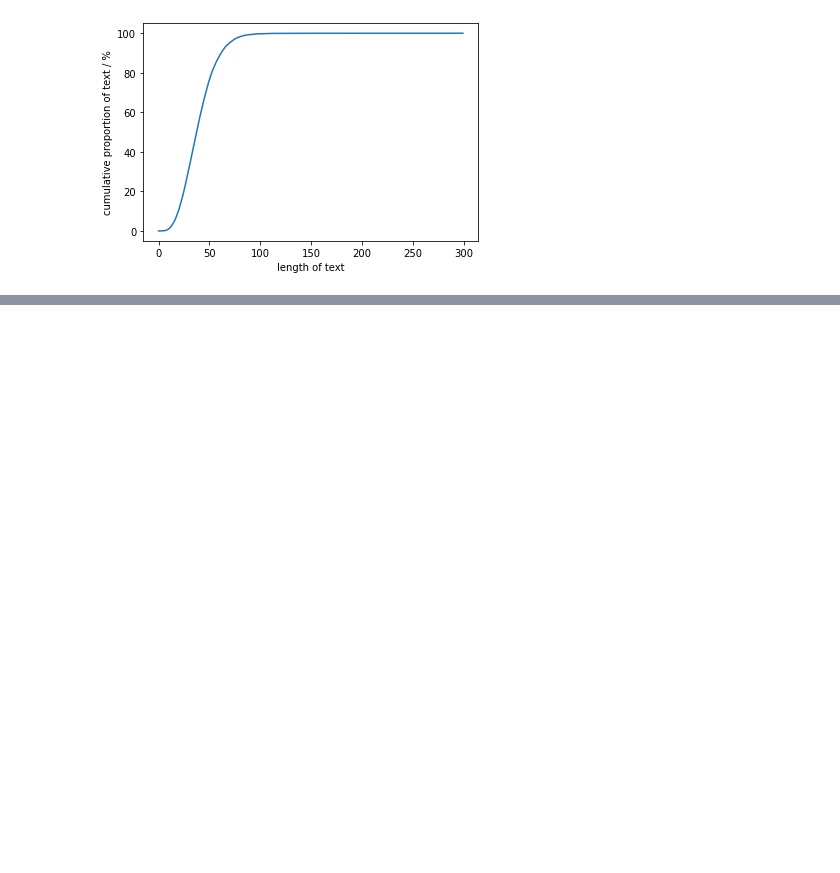
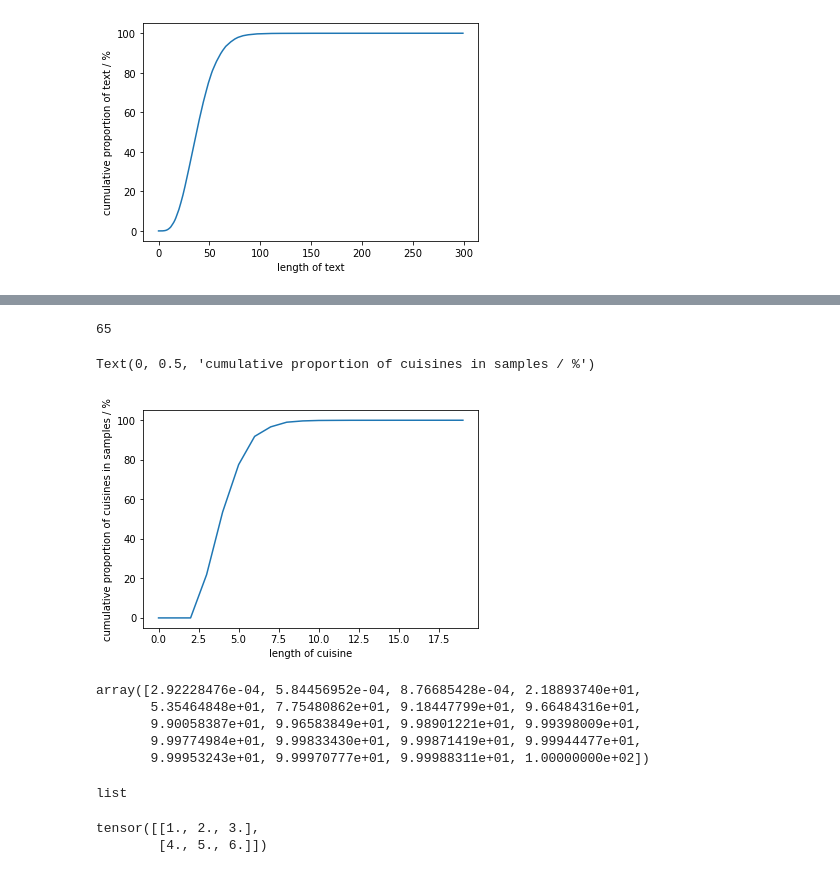
Before and after one commit to zhangjf-nlp/CuisineClassification, a Jupyter notebook: data/data_analysis.ipynb, the cells around one changed output, grey strips where cells are left out. Drawn from its saved outputs; the diff is of its cells as text; code cells hidden in the pictures; blank space fills up the shorter version.

```diff
--- a/data/data_analysis.ipynb
+++ b/data/data_analysis.ipynb
@@ -77,0 +190,36 @@ Text(0, 0.5, 'cumulative proportion of text / %')
+# %%
+max(num_ingredients_list)
+# %% [output]
+65
+# %%
+len_all_ingredients_list = [len(tokenizer.encode(ingredient)) for ingredients in all_ingredients_list for ingredient in ingredients]
+# %%
+import matplotlib.pyplot as plt
+x = np.arange(max(len_all_ingredients_list)+1)
+y = np.ones_like(x)
+for n in len_all_ingredients_list:
+    y[n] += 1
+plt.plot(x, 100*np.cumsum(y) / sum(y))
+plt.xlabel("length of cuisine")
+plt.ylabel("cumulative proportion of cuisines in samples / %")
+# %% [output]
+Text(0, 0.5, 'cumulative proportion of cuisines in samples / %')
+[figure, added]
+# %%
+100*np.cumsum(y) / sum(y)
+# %% [output]
+array([2.92228476e-04, 5.84456952e-04, 8.76685428e-04, 2.18893740e+01,
+       5.35464848e+01, 7.75480862e+01, 9.18447799e+01, 9.66484316e+01,
+       9.90058387e+01, 9.96583849e+01, 9.98901221e+01, 9.99398009e+01,
+       9.99774984e+01, 9.99833430e+01, 9.99871419e+01, 9.99944477e+01,
+       9.99953243e+01, 9.99970777e+01, 9.99988311e+01, 1.00000000e+02])
+# %%
+type(tokenizer.encode("123"))
+# %% [output]
+list
+# %%
+import torch
+torch.Tensor([[1,2,3],[4,5,6]])
+# %% [output]
+tensor([[1., 2., 3.],
+        [4., 5., 6.]])
```
Also changed, not shown: parts of 13 cells of this notebook, 3 other files.
